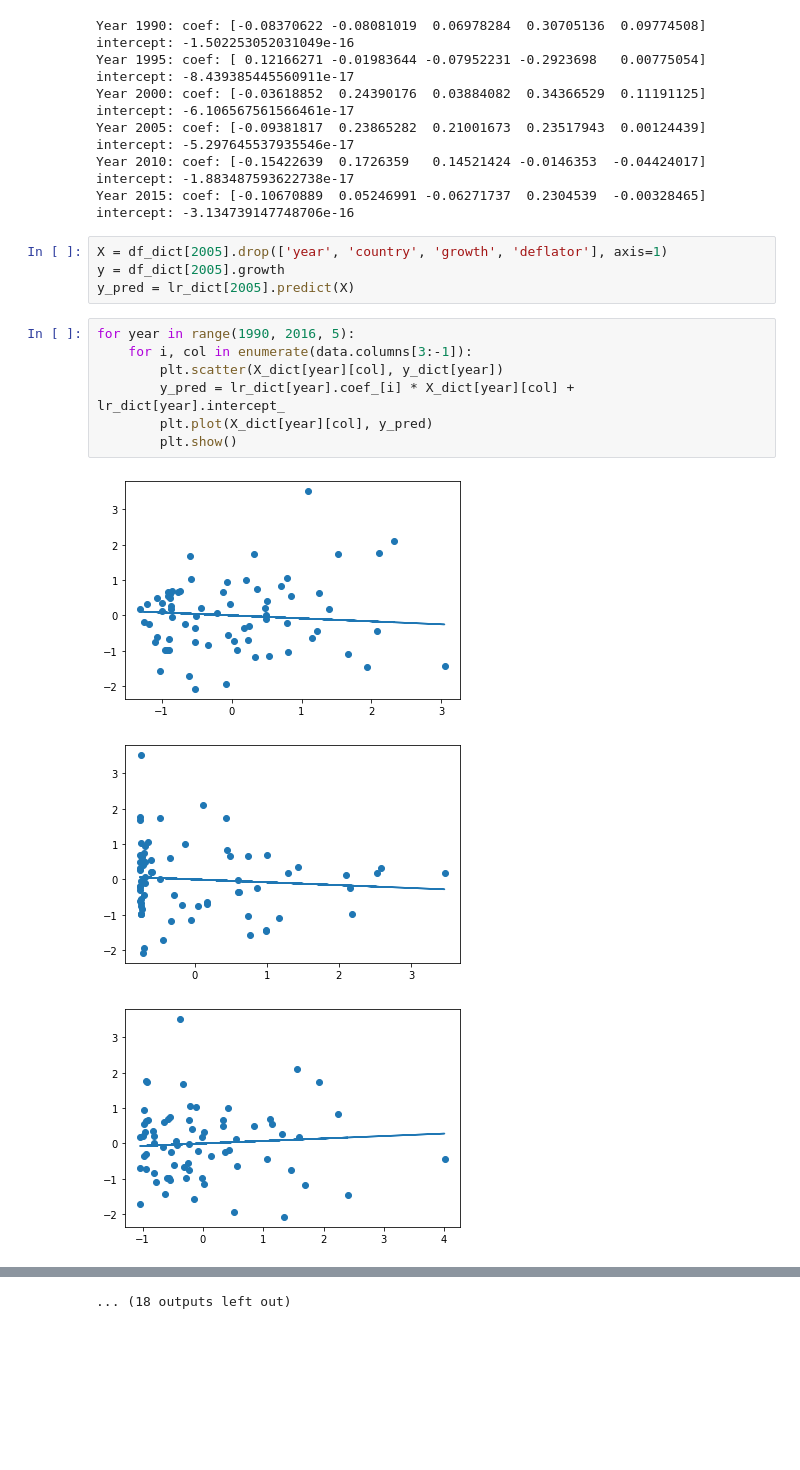
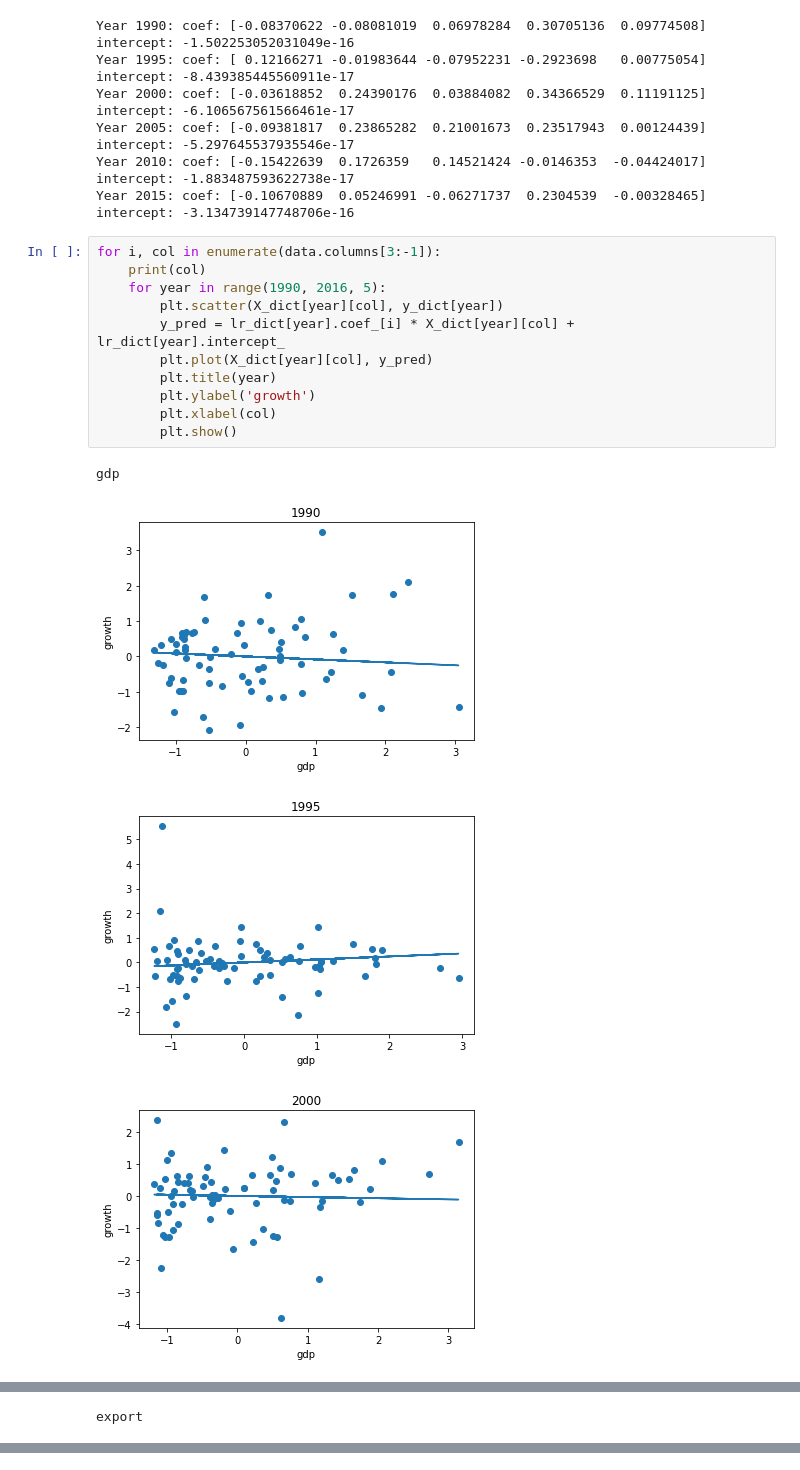
Before and after one commit to yashbg/factors-affecting-economic-growth, a Jupyter notebook: analysis.ipynb, the cells around one changed output, grey strips where cells are left out. Cells and saved outputs as stored; diff of their text form; blank space fills up the shorter version.

Commit message:
Add graphs

```diff
--- a/analysis.ipynb
+++ b/analysis.ipynb
@@ -186,18 +186,19 @@ Year 2000: coef: [-0.03618852  0.24390176  0.03884082  0.34366529  0.11191125] i
 Year 2005: coef: [-0.09381817  0.23865282  0.21001673  0.23517943  0.00124439] intercept: -5.297645537935546e-17
 Year 2010: coef: [-0.15422639  0.1726359   0.14521424 -0.0146353  -0.04424017] intercept: -1.883487593622738e-17
 Year 2015: coef: [-0.10670889  0.05246991 -0.06271737  0.2304539  -0.00328465] intercept: -3.134739147748706e-16
-# %%
-X = df_dict[2005].drop(['year', 'country', 'growth', 'deflator'], axis=1)
-y = df_dict[2005].growth
-y_pred = lr_dict[2005].predict(X)
 # %%
-for year in range(1990, 2016, 5):
-    for i, col in enumerate(data.columns[3:-1]):
+for i, col in enumerate(data.columns[3:-1]):
+    print(col)
+    for year in range(1990, 2016, 5):
         plt.scatter(X_dict[year][col], y_dict[year])
         y_pred = lr_dict[year].coef_[i] * X_dict[year][col] + lr_dict[year].intercept_
         plt.plot(X_dict[year][col], y_pred)
+        plt.title(year)
+        plt.ylabel('growth')
+        plt.xlabel(col)
         plt.show()
 # %% [output]
+gdp
-[figure, old version]
+[figure, new version]
-[figure, old version]
+[figure, new version]
-[figure, old version]
+[figure, new version]
@@ -206,0 +208 @@ for year in range(1990, 2016, 5):
+export
@@ -213 +212,0 @@ for year in range(1990, 2016, 5):
-... (18 outputs left out)
```
Also changed, not shown: parts of 1 cell of this notebook.
